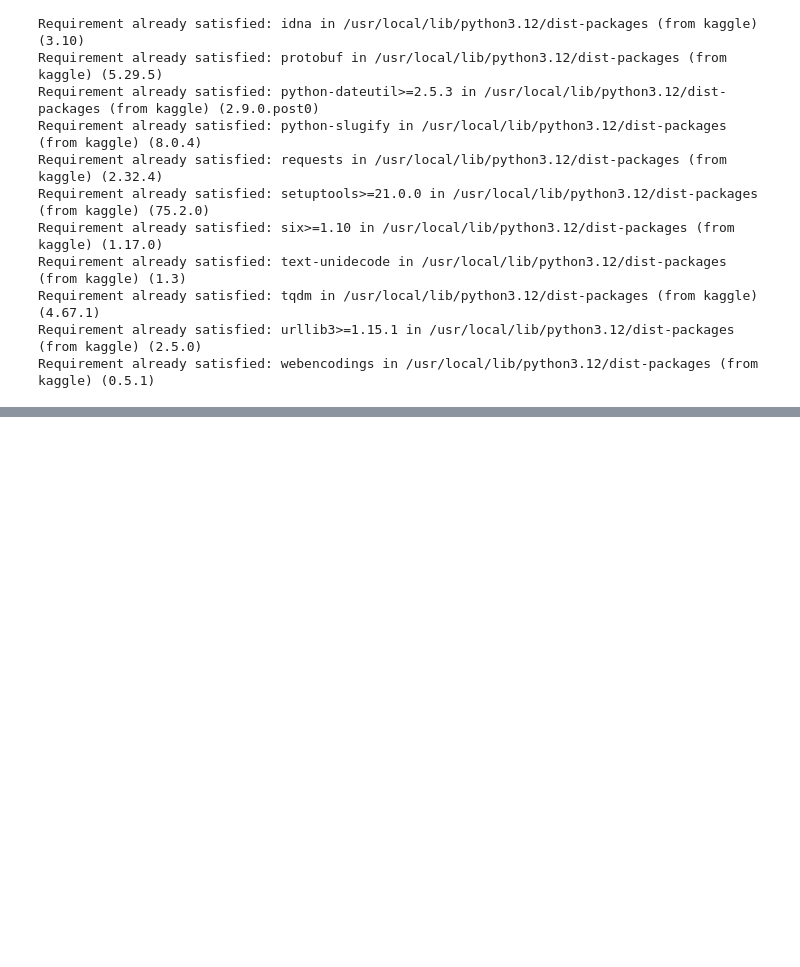
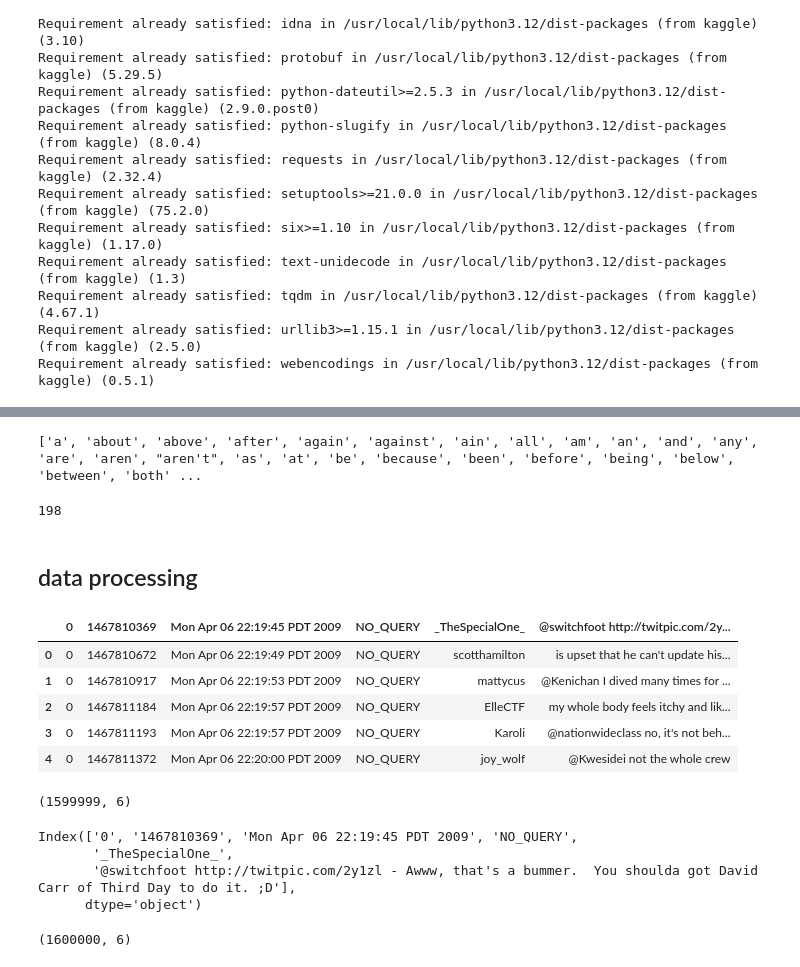
Before and after one commit to kamijoseph/Twitter-Sentiment-Analysis, a Jupyter notebook: research.ipynb, the cells around one changed output, grey strips where cells are left out. Cells and saved outputs as stored; diff of their text form; code cells hidden in the pictures; blank space fills up the shorter version.

```diff
--- a/research.ipynb
+++ b/research.ipynb
@@ -25,0 +60,38 @@ Requirement already satisfied: webencodings in /usr/local/lib/python3.12/dist-pa
+# %%
+en_stopwords = stopwords.words("english")
+print(en_stopwords)
+# %% [output]
+['a', 'about', 'above', 'after', 'again', 'against', 'ain', 'all', 'am', 'an', 'and', 'any', 'are', 'aren', "aren't", 'as', 'at', 'be', 'because', 'been', 'before', 'being', 'below', 'between', 'both' ...
+# %%
+len(en_stopwords)
+# %% [output]
+198
+# %% [markdown]
+## data processing
+# %%
+twitter_data = pd.read_csv("/content/training.1600000.processed.noemoticon.csv", encoding="ISO-8859-1")
+twitter_data.head()
+# %% [output]
+|  | 0 | 1467810369 | Mon Apr 06 22:19:45 PDT 2009 | NO_QUERY | _TheSpecialOne_ | @switchfoot http://twitpic.com/2y... |
+| 0 | 0 | 1467810672 | Mon Apr 06 22:19:49 PDT 2009 | NO_QUERY | scotthamilton | is upset that he can't update his... |
+| 1 | 0 | 1467810917 | Mon Apr 06 22:19:53 PDT 2009 | NO_QUERY | mattycus | @Kenichan I dived many times for ... |
+| 2 | 0 | 1467811184 | Mon Apr 06 22:19:57 PDT 2009 | NO_QUERY | ElleCTF | my whole body feels itchy and lik... |
+| 3 | 0 | 1467811193 | Mon Apr 06 22:19:57 PDT 2009 | NO_QUERY | Karoli | @nationwideclass no, it's not beh... |
+| 4 | 0 | 1467811372 | Mon Apr 06 22:20:00 PDT 2009 | NO_QUERY | joy_wolf | @Kwesidei not the whole crew |
+# %%
+twitter_data.shape
+# %% [output]
+(1599999, 6)
+# %%
+twitter_data.columns
+# %% [output]
+Index(['0', '1467810369', 'Mon Apr 06 22:19:45 PDT 2009', 'NO_QUERY',
+       '_TheSpecialOne_',
+       '@switchfoot http://twitpic.com/2y1zl - Awww, that's a bummer.  You shoulda got David Carr of Third Day to do it. ;D'],
+      dtype='object')
+# %%
+column_names = ["target", "id", "date", "flag", "user", "text"]
+twitter_data = pd.read_csv("/content/training.1600000.processed.noemoticon.csv", names=column_names, encoding="ISO-8859-1")
+twitter_data.shape
+# %% [output]
+(1600000, 6)
```
Also changed, not shown: parts of 7 cells of this notebook.
